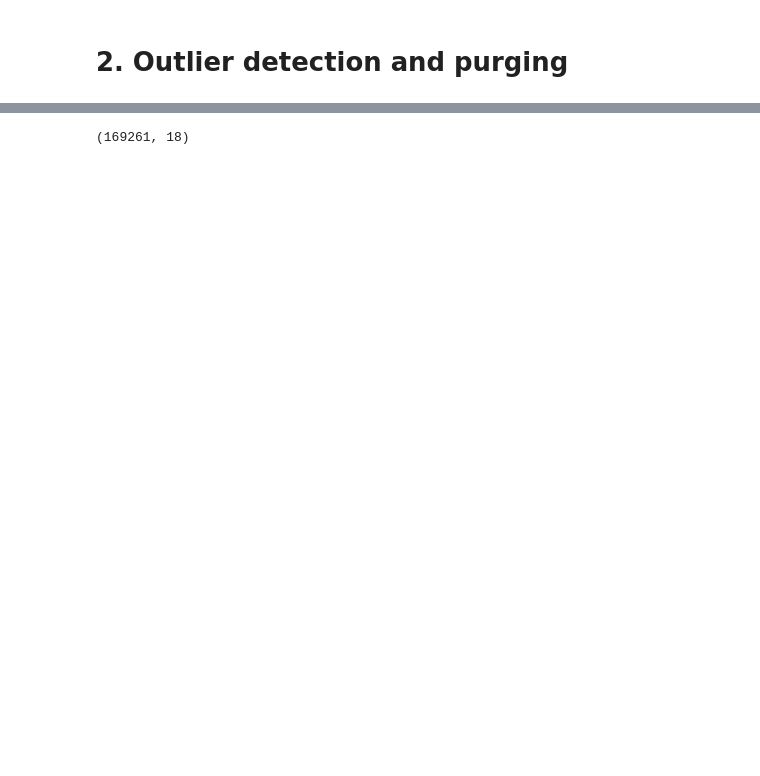
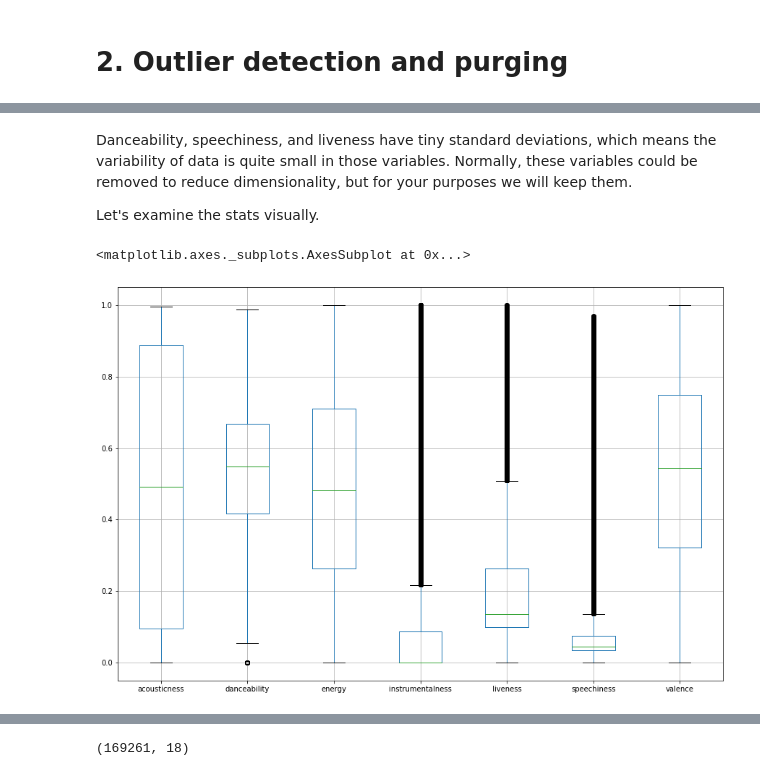
Before and after one commit to romandek/spotify-EDA, a Jupyter notebook: spotify-eda.ipynb, the cells around one changed output, grey strips where cells are left out. Saved outputs shown, nothing was run; the diff lists cells and outputs as text; code cells hidden in the pictures; blank space fills up the shorter version.

```diff
--- a/spotify-eda.ipynb
+++ b/spotify-eda.ipynb
@@ -140,3 +141,7 @@ tracks.describe()
 | 50% | 0.492000 | 0.548000 | 0.481000 | 0.000204 | 5.000000 | 0.135000 | -10.474000 | 33.000000 | ... |
 | 75% | 0.888000 | 0.667000 | 0.710000 | 0.086800 | 8.000000 | 0.263000 | -7.118000 | 48.000000 | ... |
 | max | 0.996000 | 0.988000 | 1.000000 | 1.000000 | 11.000000 | 1.000000 | 3.855000 | 100.000000 | ... |
+# %% [markdown]
+Danceability, speechiness, and liveness have tiny standard deviations, which means the variability of data is quite small in those variables. Normally, these variables could be removed to reduce dimensionality, but for your purposes we will keep them.
+
+Let's examine the stats visually.
@@ -142,0 +150,5 @@ tracks.describe()
+# %%
+tracks.boxplot(figsize=(15,10), column=['acousticness', 'danceability', 'energy', 'instrumentalness', 'liveness', 'speechiness', 'valence'])
+# %% [output]
+<matplotlib.axes._subplots.AxesSubplot at 0x...>
+[figure, added]
```
Also changed, not shown: parts of 39 cells of this notebook.
